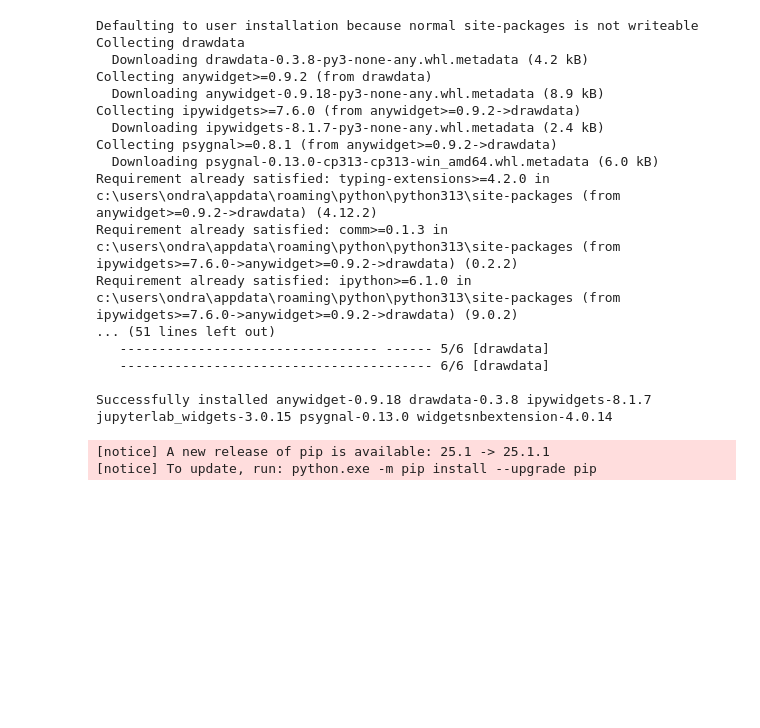
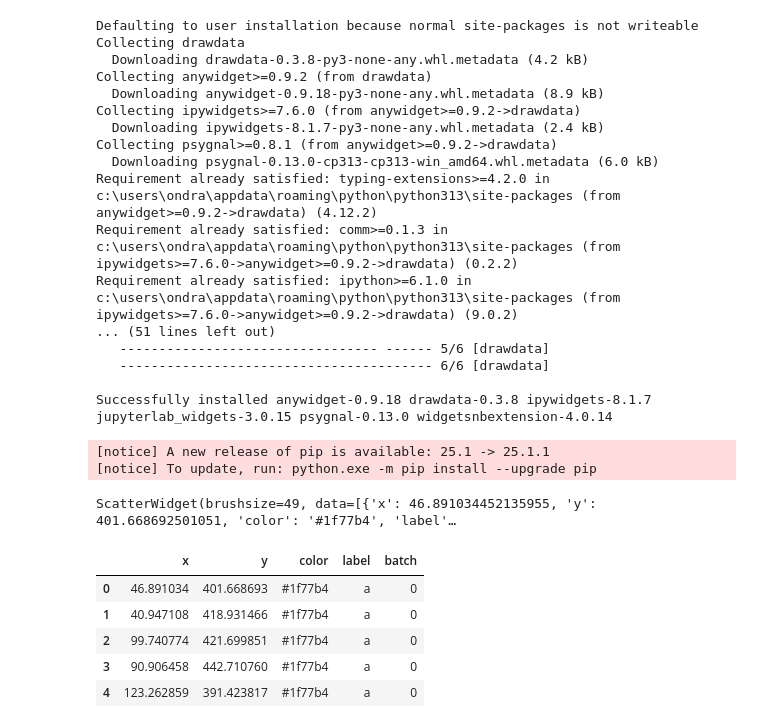
Before and after one commit to OndrejZapletal99/Python_DS_ML, a Jupyter notebook: Draw Data/draw_data.ipynb, the cells around one changed output. Saved outputs shown, nothing was run; the diff lists cells and outputs as text; code cells hidden in the pictures; blank space fills up the shorter version.

```diff
--- a/Draw Data/draw_data.ipynb
+++ b/Draw Data/draw_data.ipynb
@@ -27,0 +40,14 @@ from drawdata import ScatterWidget
+# %%
+widget
+# %% [output]
+ScatterWidget(brushsize=49, data=[{'x': 46.891034452135955, 'y': 401.668692501051, 'color': '#1f77b4', 'label'…
+# %%
+df = widget.data_as_pandas
+df.head()
+# %% [output]
+|  | x | y | color | label | batch |
+| 0 | 46.891034 | 401.668693 | #1f77b4 | a | 0 |
+| 1 | 40.947108 | 418.931466 | #1f77b4 | a | 0 |
+| 2 | 99.740774 | 421.699851 | #1f77b4 | a | 0 |
+| 3 | 90.906458 | 442.710760 | #1f77b4 | a | 0 |
+| 4 | 123.262859 | 391.423817 | #1f77b4 | a | 0 |
```
Also changed, not shown: parts of 9 cells of this notebook.
